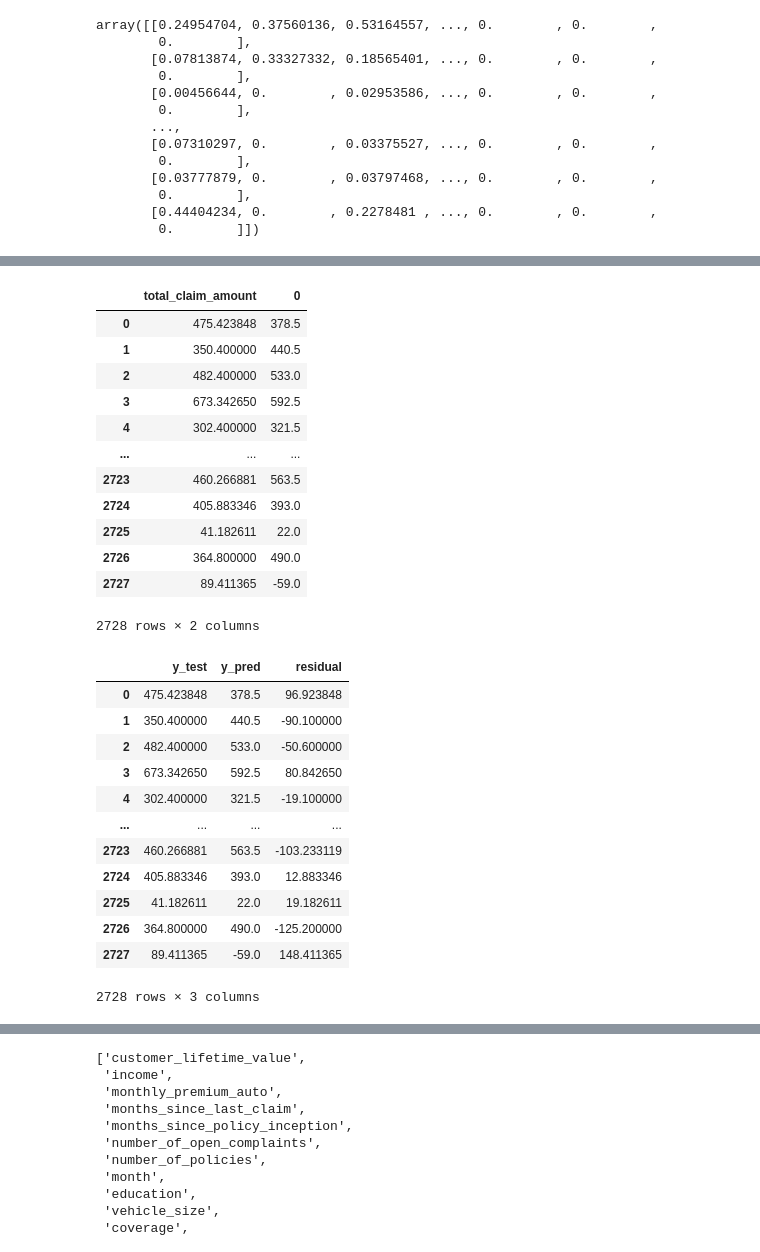
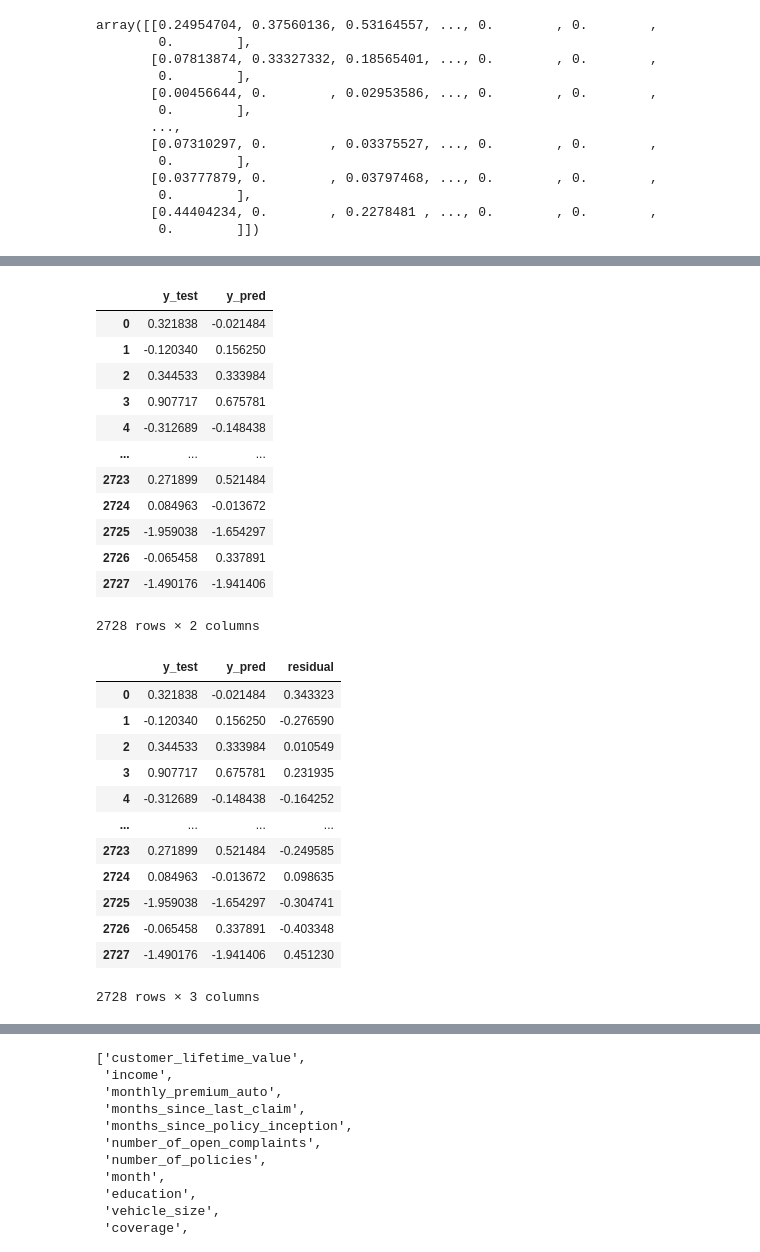
Before and after one commit to Oliviasteph5/Week4, a Jupyter notebook: Week4Day3 Lab on Model Iteration.ipynb, the cells around one changed output, grey strips where cells are left out. Cells and saved outputs as stored; diff of their text form; code cells hidden in the pictures.

```diff
--- a/Week4Day3 Lab on Model Iteration.ipynb
+++ b/Week4Day3 Lab on Model Iteration.ipynb
@@ -298,0 +323,6 @@ array([[0.24954704, 0.37560136, 0.53164557, ..., 0.        , 0.        ,
+# %%
+#This resets the index of the y_test pandas Series and drops the old index.
+
+y_test = pd.DataFrame(y_test)
+y_test = y_test.reset_index(drop = True)
+y_test.hist()
@@ -298,0 +332,5 @@ array([[0.24954704, 0.37560136, 0.53164557, ..., 0.        , 0.        ,
+# %%
+y_train = pd.DataFrame(y_train)
+X_train = pd.DataFrame(X_train)
+train = pd.concat([X_train, y_train], axis = 1)
+#train = train.dropna()
@@ -372,45 +428,50 @@ y_test
+# %%
+y_test = pd.DataFrame(y_test)
+y_test = y_test.reset_index(drop=True)
 # %%
 #is using the concat function from pandas to concatenate two Series (or DataFrames) along the columns (axis=1).
 #This operation is often done to create a DataFrame that contains both the actual target values
 #(y_test) and the predicted values (y_pred), making it easier to analyze and visualize the residuals.
 residuals_market_df = pd.concat([y_test, y_pred], axis = 1)
+residuals_market_df.columns = ["y_test","y_pred"]
 residuals_market_df
 # %% [output]
-|  | total_claim_amount | 0 |
-| 0 | 475.423848 | 378.5 |
-| 1 | 350.400000 | 440.5 |
-| 2 | 482.400000 | 533.0 |
-| 3 | 673.342650 | 592.5 |
-| 4 | 302.400000 | 321.5 |
+|  | y_test | y_pred |
+| 0 | 0.321838 | -0.021484 |
+| 1 | -0.120340 | 0.156250 |
+| 2 | 0.344533 | 0.333984 |
+| 3 | 0.907717 | 0.675781 |
+| 4 | -0.312689 | -0.148438 |
 | ... | ... | ... |
-| 2723 | 460.266881 | 563.5 |
-| 2724 | 405.883346 | 393.0 |
-| 2725 | 41.182611 | 22.0 |
-| 2726 | 364.800000 | 490.0 |
-| 2727 | 89.411365 | -59.0 |
+| 2723 | 0.271899 | 0.521484 |
+| 2724 | 0.084963 | -0.013672 |
+| 2725 | -1.959038 | -1.654297 |
+| 2726 | -0.065458 | 0.337891 |
+| 2727 | -1.490176 | -1.941406 |
 2728 rows × 2 columns
 # %%
 # Rename columns
-residuals_market_df = residuals_market_df.rename(columns = {"total_claim_amount":"y_test", 0:"y_pred"})
+#residuals_market_df = residuals_market_df.rename(columns ={"total_claim_amount":"y_test", 0:"y_pred"})
 
 # This calculates the residuals and adds a new column named "residual" to the DataFrame
 residuals_market_df["residual"] = residuals_market_df["y_test"] - residuals_market_df["y_pred"]
 
+
 #Displays the residuals DF
 residuals_market_df
 # %% [output]
 |  | y_test | y_pred | residual |
-| 0 | 475.423848 | 378.5 | 96.923848 |
-| 1 | 350.400000 | 440.5 | -90.100000 |
-| 2 | 482.400000 | 533.0 | -50.600000 |
-| 3 | 673.342650 | 592.5 | 80.842650 |
-| 4 | 302.400000 | 321.5 | -19.100000 |
+| 0 | 0.321838 | -0.021484 | 0.343323 |
+| 1 | -0.120340 | 0.156250 | -0.276590 |
+| 2 | 0.344533 | 0.333984 | 0.010549 |
+| 3 | 0.907717 | 0.675781 | 0.231935 |
+| 4 | -0.312689 | -0.148438 | -0.164252 |
 | ... | ... | ... | ... |
-| 2723 | 460.266881 | 563.5 | -103.233119 |
-| 2724 | 405.883346 | 393.0 | 12.883346 |
-| 2725 | 41.182611 | 22.0 | 19.182611 |
-| 2726 | 364.800000 | 490.0 | -125.200000 |
-| 2727 | 89.411365 | -59.0 | 148.411365 |
+| 2723 | 0.271899 | 0.521484 | -0.249585 |
+| 2724 | 0.084963 | -0.013672 | 0.098635 |
+| 2725 | -1.959038 | -1.654297 | -0.304741 |
+| 2726 | -0.065458 | 0.337891 | -0.403348 |
+| 2727 | -1.490176 | -1.941406 | 0.451230 |
 2728 rows × 3 columns
 # %%
 #Displays the first few rows of the DataFrame residuals_market_df after adding the "residual" colum
```
Also changed, not shown: parts of 31 cells of this notebook.
